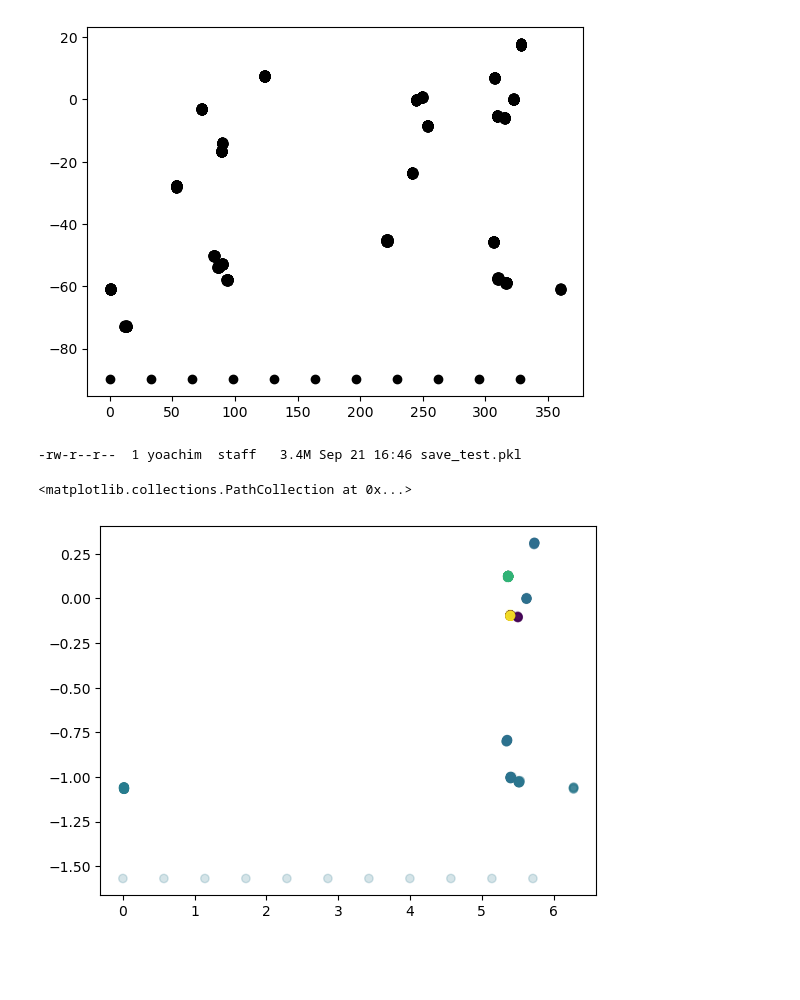
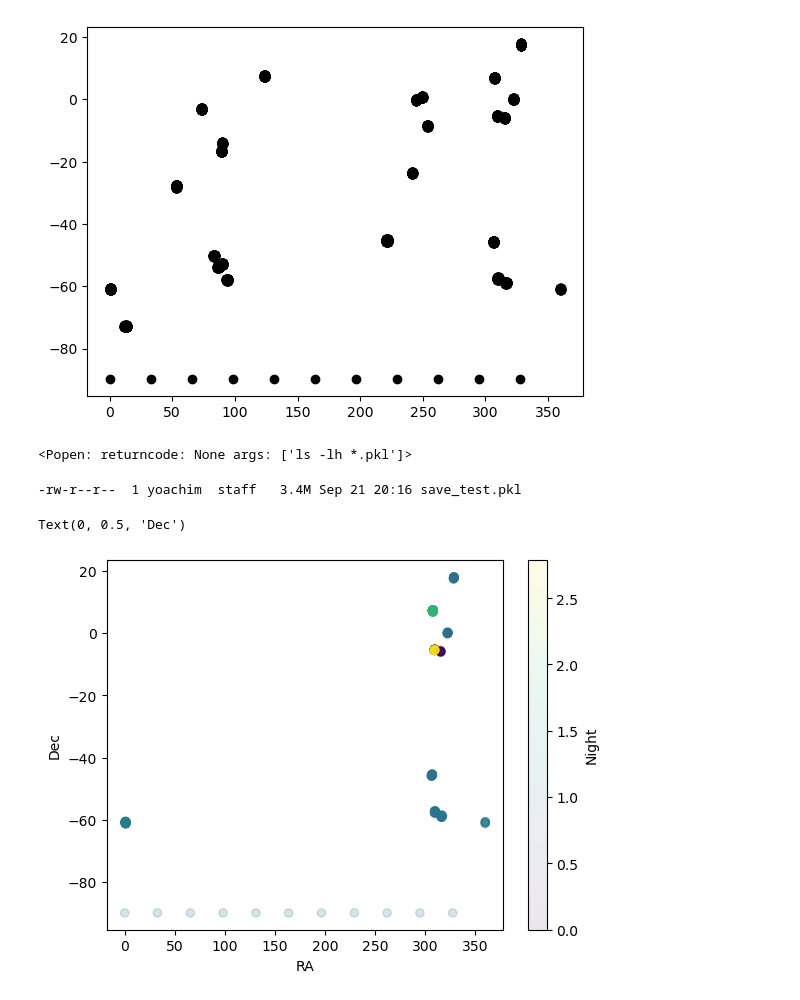
Before and after one commit to yoachim/22_Scratch, a Jupyter notebook: auxTel_test/new_aux.ipynb, the cells around one changed output. Cells and saved outputs as stored; diff of their text form; code cells hidden in the pictures; blank space fills up the shorter version.

```diff
--- a/auxTel_test/new_aux.ipynb
+++ b/auxTel_test/new_aux.ipynb
@@ -70,9 +49,10 @@ obs['filter'] = 'r'
 obs['exptime'] = 60.
 # obs['rotSkyPos'] = np.nan
 # %%
+# Make a scheduler with one survey object. Dumpign all the pointings in.
+# Of course, we could divide them up into different survey objects if that was handy.
 ps = PointingsSurvey(obs)
-scp = SCP_survey([])
-sched = Core_scheduler([[ps]])
+sched = Core_scheduler([ps])
 # %%
 mo = Model_observatory()
 # %% [output]
@@ -134,12 +83,19 @@ file = open('save_test.pkl', 'wb')
 pickle.dump(sched, file)
 file.close()
 # %%
+# How large is it to save this thing
 from subprocess import Popen
-ack = Popen(['ls -lh *.pkl'], shell=True)
+Popen(['ls -lh *.pkl'], shell=True)
 # %% [output]
--rw-r--r--  1 yoachim  staff   3.4M Sep 21 16:46 save_test.pkl
+<Popen: returncode: None args: ['ls -lh *.pkl']>
+-rw-r--r--  1 yoachim  staff   3.4M Sep 21 20:16 save_test.pkl
 # %%
-plt.scatter(completed_obs['RA'], completed_obs['dec'], c=completed_obs['mjd'], alpha=0.1)
+plt.scatter(np.degrees(completed_obs['RA']), np.degrees(completed_obs['dec']),
+            c=completed_obs['mjd']-completed_obs['mjd'].min(), alpha=0.1)
+cb = plt.colorbar()
+cb.set_label('Night')
+plt.xlabel('RA')
+plt.ylabel('Dec')
 # %% [output]
-<matplotlib.collections.PathCollection at 0x...>
+Text(0, 0.5, 'Dec')
-[figure, old version]
+[figure, new version]
```
Also changed, not shown: parts of 4 cells of this notebook.
